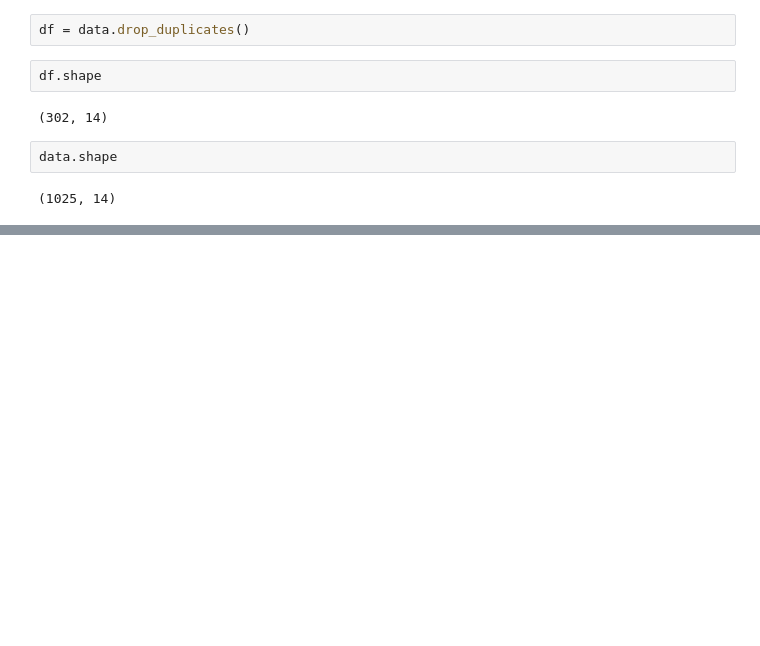
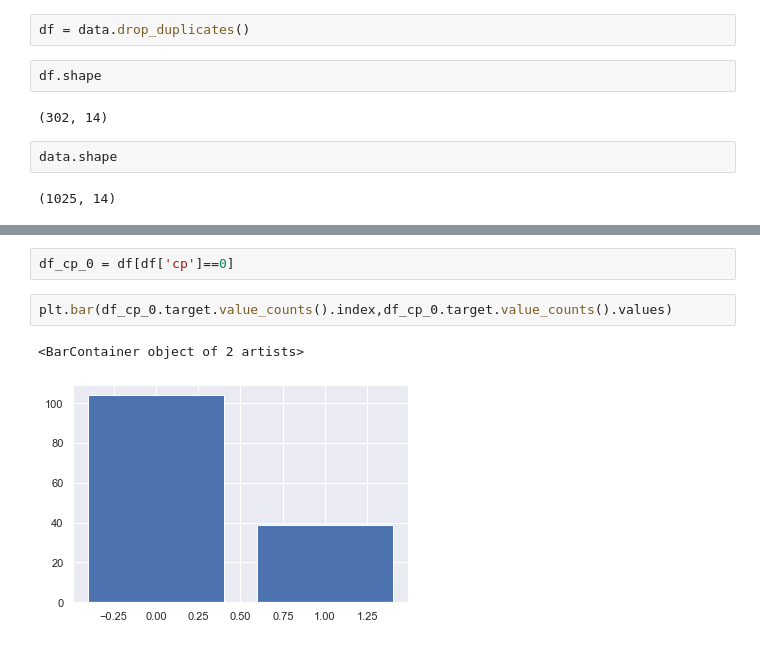
Before and after one commit to hari-r-v/Twilearn_project, a Jupyter notebook: Heart Disease data/Project_2_HeartDisease.ipynb, the cells around one changed output, grey strips where cells are left out. Cells and saved outputs as stored; diff of their text form; blank space fills up the shorter version.

```diff
--- a/Heart Disease data/Project_2_HeartDisease.ipynb
+++ b/Heart Disease data/Project_2_HeartDisease.ipynb
@@ -177,0 +198,7 @@ Name: target, dtype: int64
+# %%
+df_cp_0 = df[df['cp']==0]
+# %%
+plt.bar(df_cp_0.target.value_counts().index,df_cp_0.target.value_counts().values)
+# %% [output]
+<BarContainer object of 2 artists>
+[figure, added]
```
Also changed, not shown: parts of 18 cells of this notebook, 3 other files.
